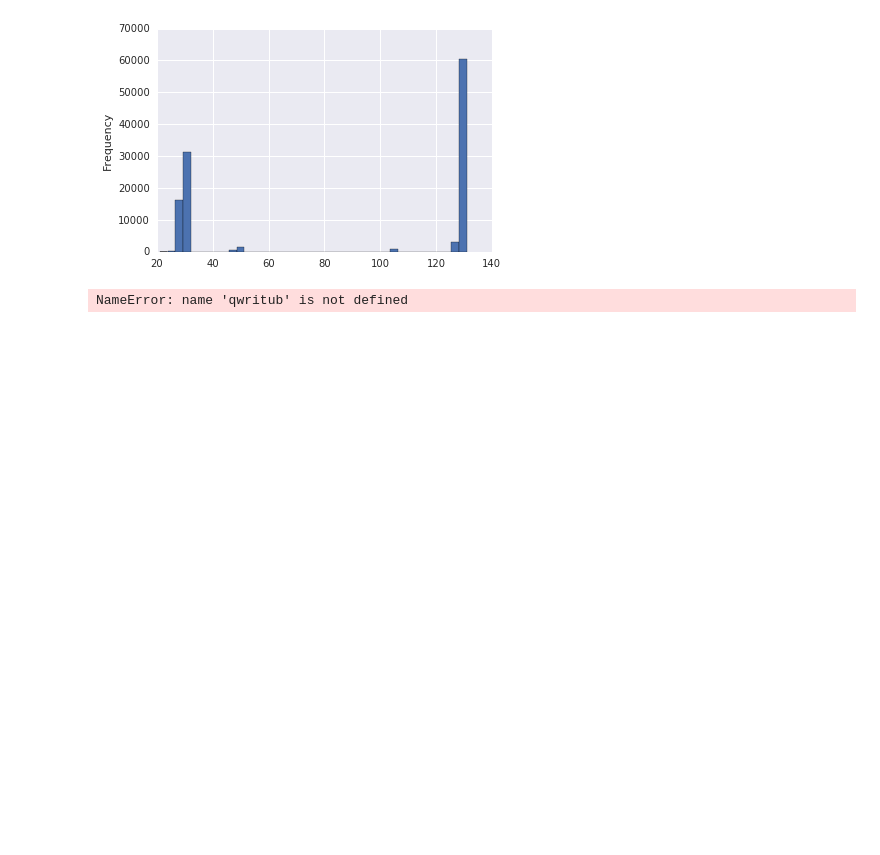
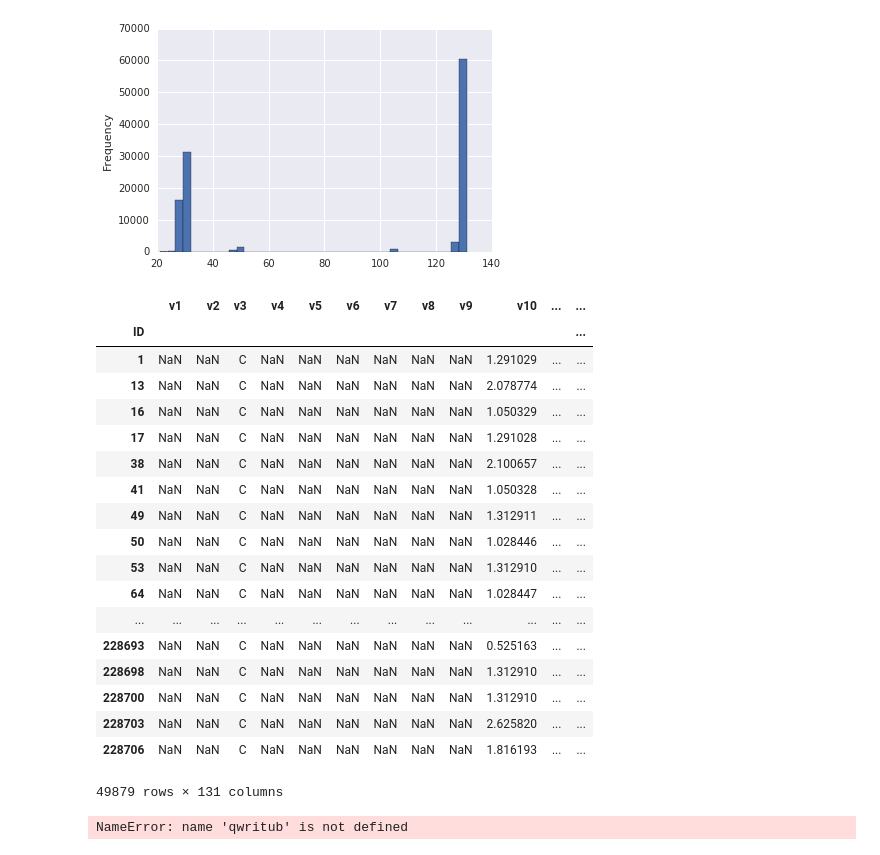
Before and after one commit to davidwilkinson/kaggle_hackathon_march2016, a Jupyter notebook: giovanni_notebook.ipynb, the cells around one changed output. Drawn from its saved outputs; the diff is of its cells as text; code cells hidden in the pictures; blank space fills up the shorter version.

```diff
--- a/giovanni_notebook.ipynb
+++ b/giovanni_notebook.ipynb
@@ -281,4 +281,28 @@ test.head()
 | 10 | 1.252822e+00 | 11.283352 | C | 4.638388 | 8.52051 | 2.302484 | 3.510159 | 0.074263 | 7.612904 | 1.050328 | ... | ... |
 5 rows × 131 columns
 [figure]
+# %%
+test1 = test[temp['sum']>80]
+test2 = test[temp['sum']<80]
+test2
+# %% [output]
+|  | v1 | v2 | v3 | v4 | v5 | v6 | v7 | v8 | v9 | v10 | ... | ... |
+| ID |  |  |  |  |  |  |  |  |  |  |  | ... |
+| 1 | NaN | NaN | C | NaN | NaN | NaN | NaN | NaN | NaN | 1.291029 | ... | ... |
+| 13 | NaN | NaN | C | NaN | NaN | NaN | NaN | NaN | NaN | 2.078774 | ... | ... |
+| 16 | NaN | NaN | C | NaN | NaN | NaN | NaN | NaN | NaN | 1.050329 | ... | ... |
+| 17 | NaN | NaN | C | NaN | NaN | NaN | NaN | NaN | NaN | 1.291028 | ... | ... |
+| 38 | NaN | NaN | C | NaN | NaN | NaN | NaN | NaN | NaN | 2.100657 | ... | ... |
+| 41 | NaN | NaN | C | NaN | NaN | NaN | NaN | NaN | NaN | 1.050328 | ... | ... |
+| 49 | NaN | NaN | C | NaN | NaN | NaN | NaN | NaN | NaN | 1.312911 | ... | ... |
+| 50 | NaN | NaN | C | NaN | NaN | NaN | NaN | NaN | NaN | 1.028446 | ... | ... |
+| 53 | NaN | NaN | C | NaN | NaN | NaN | NaN | NaN | NaN | 1.312910 | ... | ... |
+| 64 | NaN | NaN | C | NaN | NaN | NaN | NaN | NaN | NaN | 1.028447 | ... | ... |
+| ... | ... | ... | ... | ... | ... | ... | ... | ... | ... | ... | ... | ... |
+| 228693 | NaN | NaN | C | NaN | NaN | NaN | NaN | NaN | NaN | 0.525163 | ... | ... |
+| 228698 | NaN | NaN | C | NaN | NaN | NaN | NaN | NaN | NaN | 1.312910 | ... | ... |
+| 228700 | NaN | NaN | C | NaN | NaN | NaN | NaN | NaN | NaN | 1.312910 | ... | ... |
+| 228703 | NaN | NaN | C | NaN | NaN | NaN | NaN | NaN | NaN | 2.625820 | ... | ... |
+| 228706 | NaN | NaN | C | NaN | NaN | NaN | NaN | NaN | NaN | 1.816193 | ... | ... |
+49879 rows × 131 columns
 # %%
```
Also changed, not shown: parts of 6 cells of this notebook, 2 other files.
